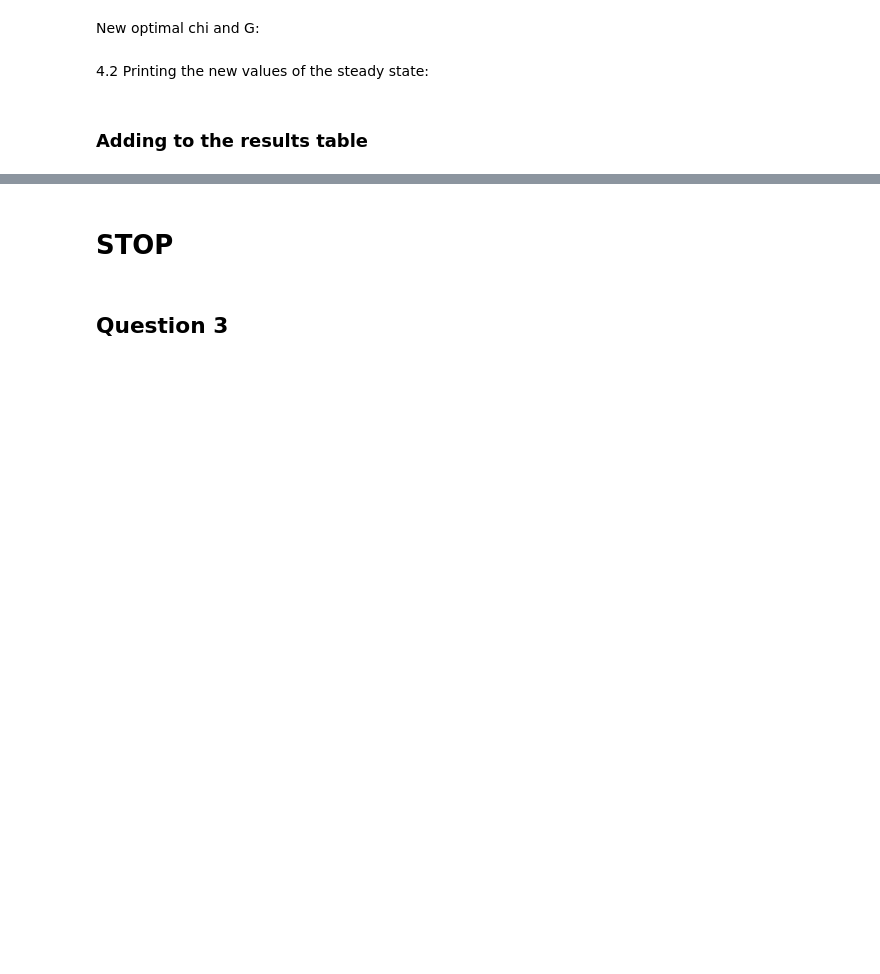
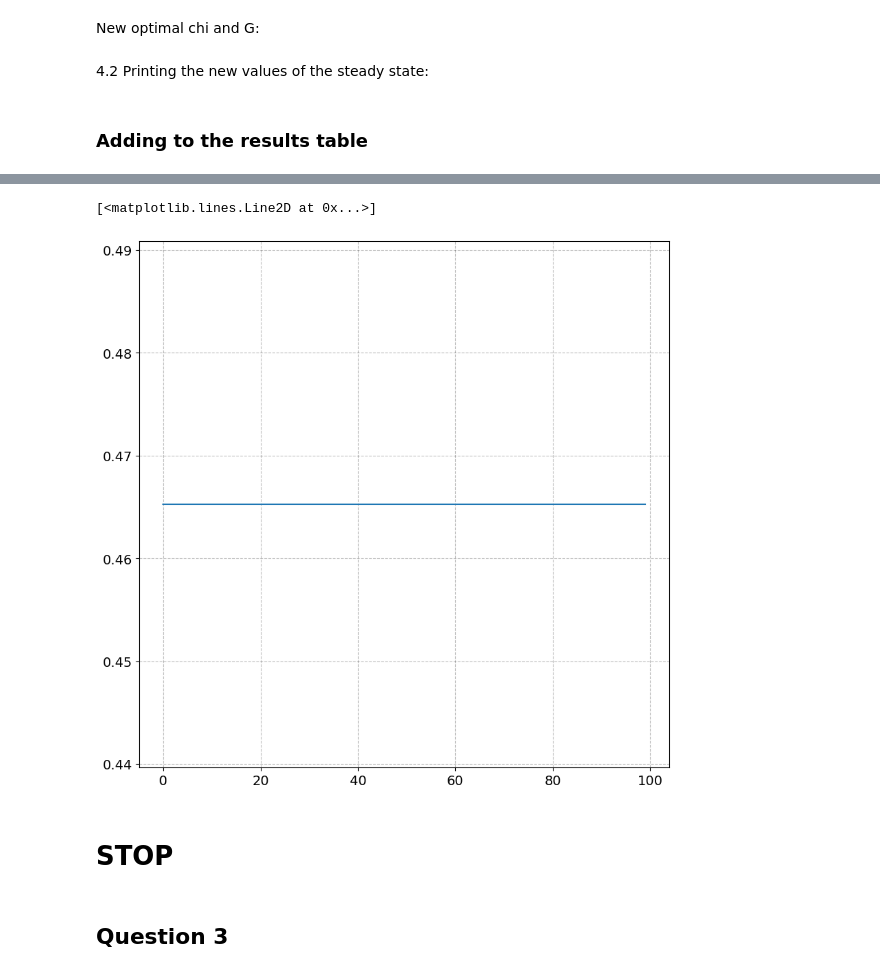
Before and after one commit to funlime/Assignment_2, a Jupyter notebook: Assignment_II/HANCWelfareModel.ipynb, the cells around one changed output, grey strips where cells are left out. Cells and saved outputs as stored; diff of their text form; code cells hidden in the pictures; blank space fills up the shorter version.

```diff
--- a/Assignment_II/HANCWelfareModel.ipynb
+++ b/Assignment_II/HANCWelfareModel.ipynb
@@ -552,0 +477,7 @@ Optimal values of G given Chi
+# %%
+#Additional Calculations
+par.G_ = result.x[0]
+
+chi_results[str(result.x[1])] = calc_chi(result.x[1], model, lists=True)
+
+chi_results
@@ -552,0 +526,11 @@ Optimal values of G given Chi
+# %%
+#Copy the steady state values
+ini_ = model.ss.__dict__.copy()
+
+model2 = deepcopy(model)
+model2.par.G_ = 0.4653
+model2.par.Chi_ = -0.2477
+
+model2.par.Gamma_G_ = 1.0
+model2.par.Gamma_Y_ = 1.1
+model2.find_ss()
@@ -552,0 +562,9 @@ Optimal values of G given Chi
+# %%
+#Initial quess
+x0 = [0.4653, -0.2477]
+
+# Reruning
+result_2 = optimize.minimize(obj_gov_chi, x0, method='Nelder-Mead', args=(model2))
+
+#Rerun
+u_gov_chi(result_2.x, model2)
@@ -552,0 +577,3 @@ Optimal values of G given Chi
+# %%
+model2.par.G_ = result_2.x[0]
+res_save['Model d'] = calc_chi(result_2.x[0], model, lists=True)
@@ -836,3 +897,15 @@ print(f'G = {ss.G}')
+# %%
+fig = plt.figure(figsize=(10, 10), dpi=100)
+
+
+ax1 = fig.add_subplot(1, 1, 1)
+
+ax1.plot(model2.path.G[:100])
+#ax1.plot(model2.path.U_hh[:100])
+#ax1.plot(model2.path.G[:100]/model2.path.Y[:100])
+# %% [output]
+[<matplotlib.lines.Line2D at 0x...>]
+[figure, added]
 # %%
 
 
```
Also changed, not shown: parts of 70 cells of this notebook, 8 other files.
